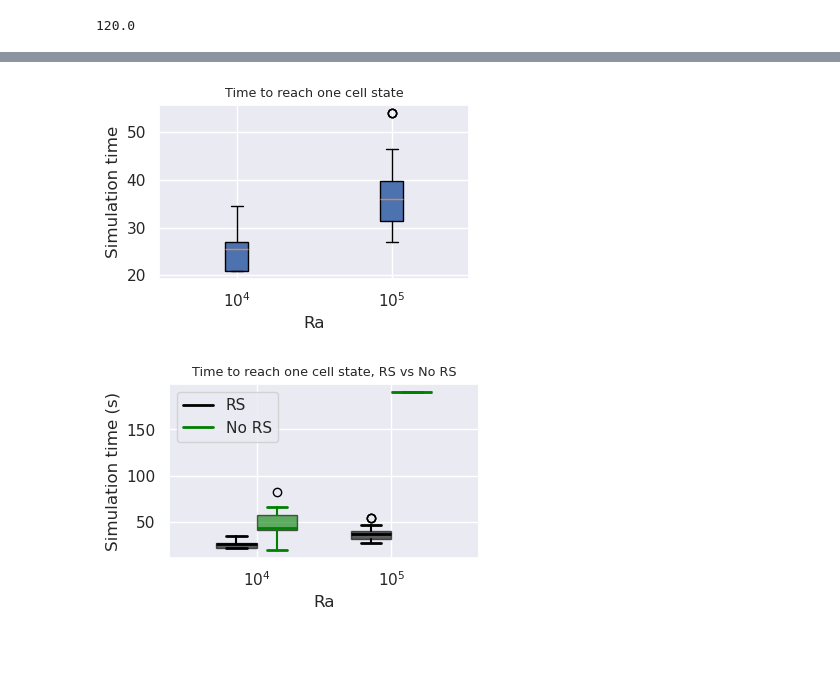
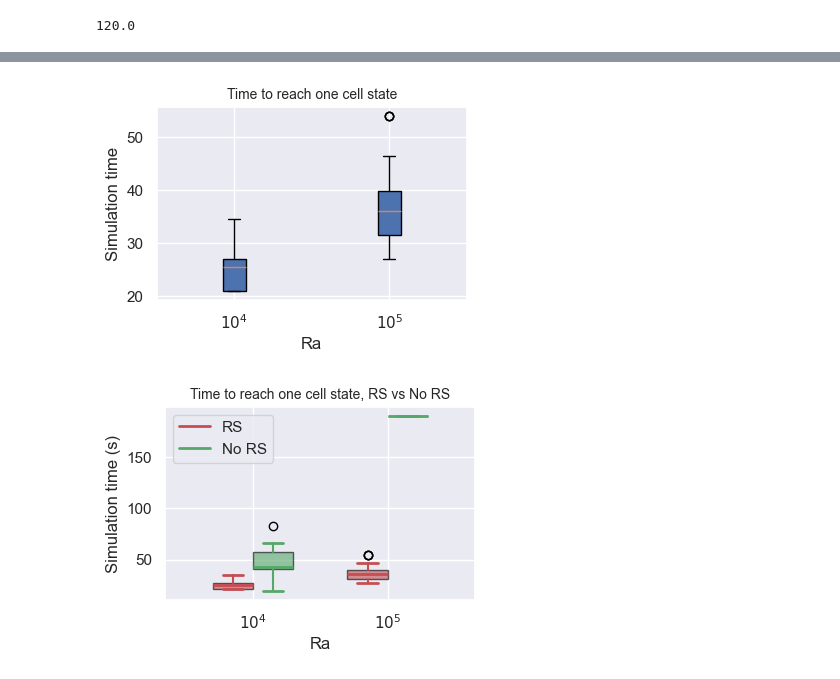
Before and after one commit to SAIL-project/RayleighBenard-Dataset, a Jupyter notebook: notebooks/results rewardshaping.ipynb, the cells around one changed output, grey strips where cells are left out. Saved outputs shown, nothing was run; the diff lists cells and outputs as text; code cells hidden in the pictures; blank space fills up the shorter version.

```diff
--- a/notebooks/results rewardshaping.ipynb
+++ b/notebooks/results rewardshaping.ipynb
@@ -6,5 +6,8 @@ import matplotlib.pyplot as plt
 import numpy as np
 import seaborn as sns
 
-figsize = (4, 2.25)
-title_fontsize = 9.2
+figsize = (4, 2.5)
+title_fontsize = 10
+
+colors = sns.color_palette()
+colors
@@ -239,7 +253,7 @@ categories = [r'$10^4$', r'$10^5$', r'$10^6$', r'$5*10^6$']  # Rayleigh numbers
 group_labels = ['RS', 'No RS']  # Updated legend labels
 
 # Define colors and styles
-colors = ['black', 'green']
+#colors = ['black', 'green']
 linestyles = ['solid', 'dashed']
 
 # Create figure
@@ -263,10 +277,12 @@ boxplots = ax.boxplot(
     patch_artist=True  # Enables color filling
 )
 
+colors_ = [colors[3], colors[2]]
+
 # Apply colors and styles
 for i, (box, median) in enumerate(zip(boxplots['boxes'], boxplots['medians'])):
     group_index = i % num_subgroups  # 0 or 1
-    color = colors[group_index]
+    color = colors_[group_index]
 
     # Set box color
     box.set(facecolor=color, alpha=0.6, edgecolor='black')
@@ -290,7 +306,7 @@ ax.set_title("Reduction Nusselt number standard deviation", fontsize=title_fonts
 
 # Create legend manually
 handles = [
-    plt.Line2D([0], [0], color=colors[i], linewidth=2, label=group_labels[i])
+    plt.Line2D([0], [0], color=colors_[i], linewidth=2, label=group_labels[i])
     for i in range(num_subgroups)
 ]
 ax.legend(handles=handles, title="")
@@ -424,7 +440,7 @@ plt.savefig("paperfigures/time_eps_onecell.svg", format="svg", bbox_inches="tigh
 # Show the plot
 plt.show()
 # %% [output]
-[figure, old version]
+[figure, new version]
 # %%
 import numpy as np
 import matplotlib.pyplot as plt
@@ -442,7 +458,6 @@ categories = [r'$10^4$', r'$10^5$']  # Rayleigh numbers
 group_labels = ['RS', 'No RS']  # Updated legend labels
 
 # Define colors and styles
-colors = ['black', 'green']
 linestyles = ['solid', 'dashed']
 
 # Create figure
@@ -466,41 +481,43 @@ boxplots = ax.boxplot(
     patch_artist=True  # Enables color filling
 )
 
+colors_ = [colors[3], colors[2]]
+
 # Apply colors and styles
 for i, (box, median) in enumerate(zip(boxplots['boxes'], boxplots['medians'])):
     group_index = i % num_subgroups  # 0 or 1
-    color = colors[group_index]
+    color = colors_[group_index]
 
     # Set box color
     box.set(facecolor=color, alpha=0.6, edgecolor='black')
 
     # Set whiskers and caps color (fixing the issue)
     for whisker in boxplots['whiskers'][2*i:2*i+2]:  # Both whiskers for the box
         whisker.set(color=color, linewidth=1.5)
 
     for cap in boxplots['caps'][2*i:2*i+2]:  # Both caps for the box
         cap.set(color=color, linewidth=2)
 
     # Set median color
     median.set(color=color, linewidth=2)
 
 # Adjust x-axis
 ax.set_xticks(positions)
 ax.set_xticklabels(categories)
 ax.set_xlabel("Ra")
 ax.set_ylabel("Simulation time (s)")
 ax.set_title("Time to reach one cell state, RS vs No RS", fontsize=title_fontsize)
 
 # Create legend manually
 handles = [
-    plt.Line2D([0], [0], color=colors[i], linewidth=2, label=group_labels[i])
+    plt.Line2D([0], [0], color=colors_[i], linewidth=2, label=group_labels[i])
     for i in range(num_subgroups)
 ]
 ax.legend(handles=handles, title="")
 
 plt.savefig("paperfigures/time_eps_onecell.svg", format="svg", bbox_inches="tight")
 
 # Show plot
 plt.show()
 # %% [output]
-[figure, old version]
+[figure, new version]
```
Also changed, not shown: parts of 7 cells of this notebook, 9 other files.
